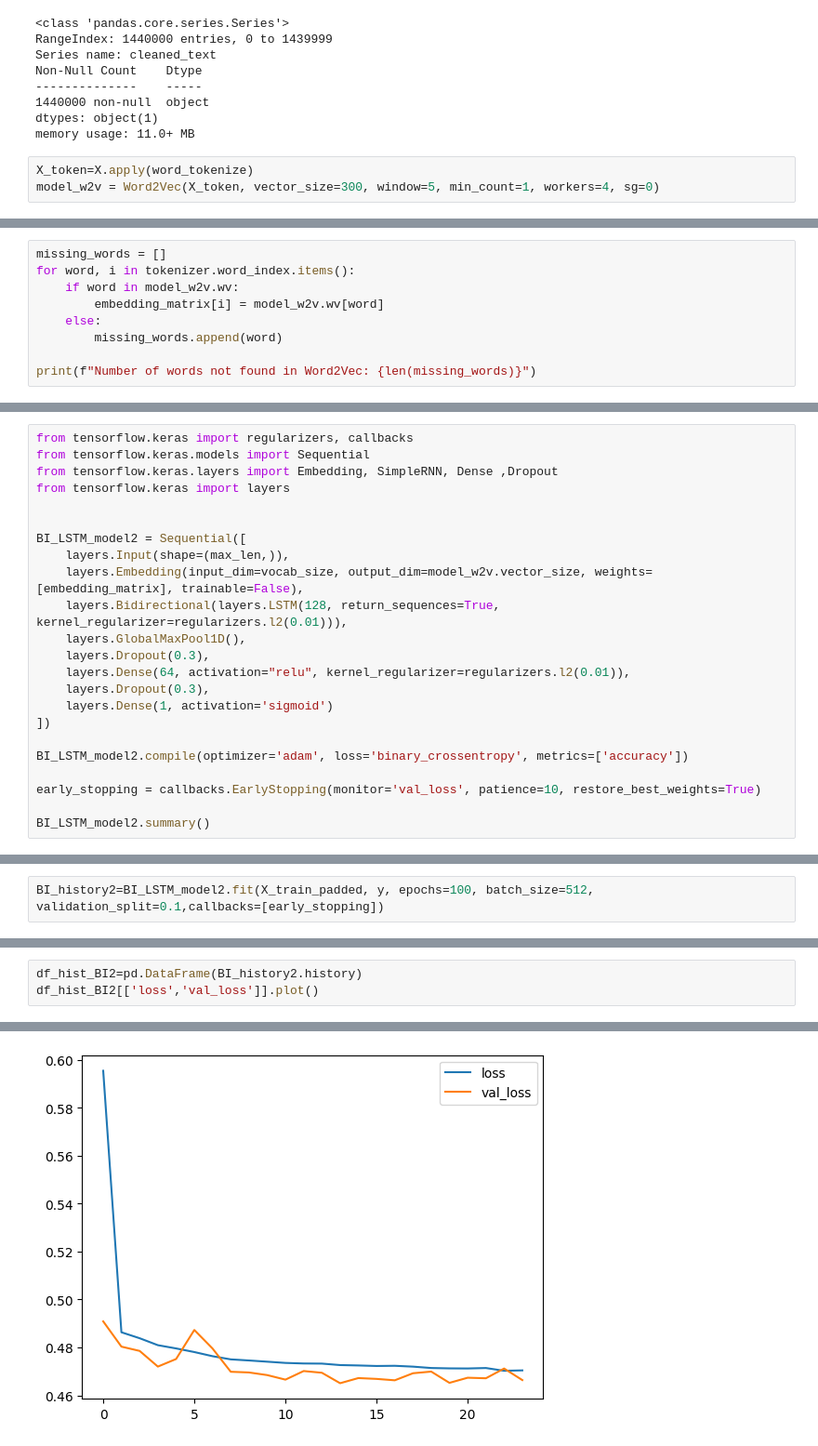
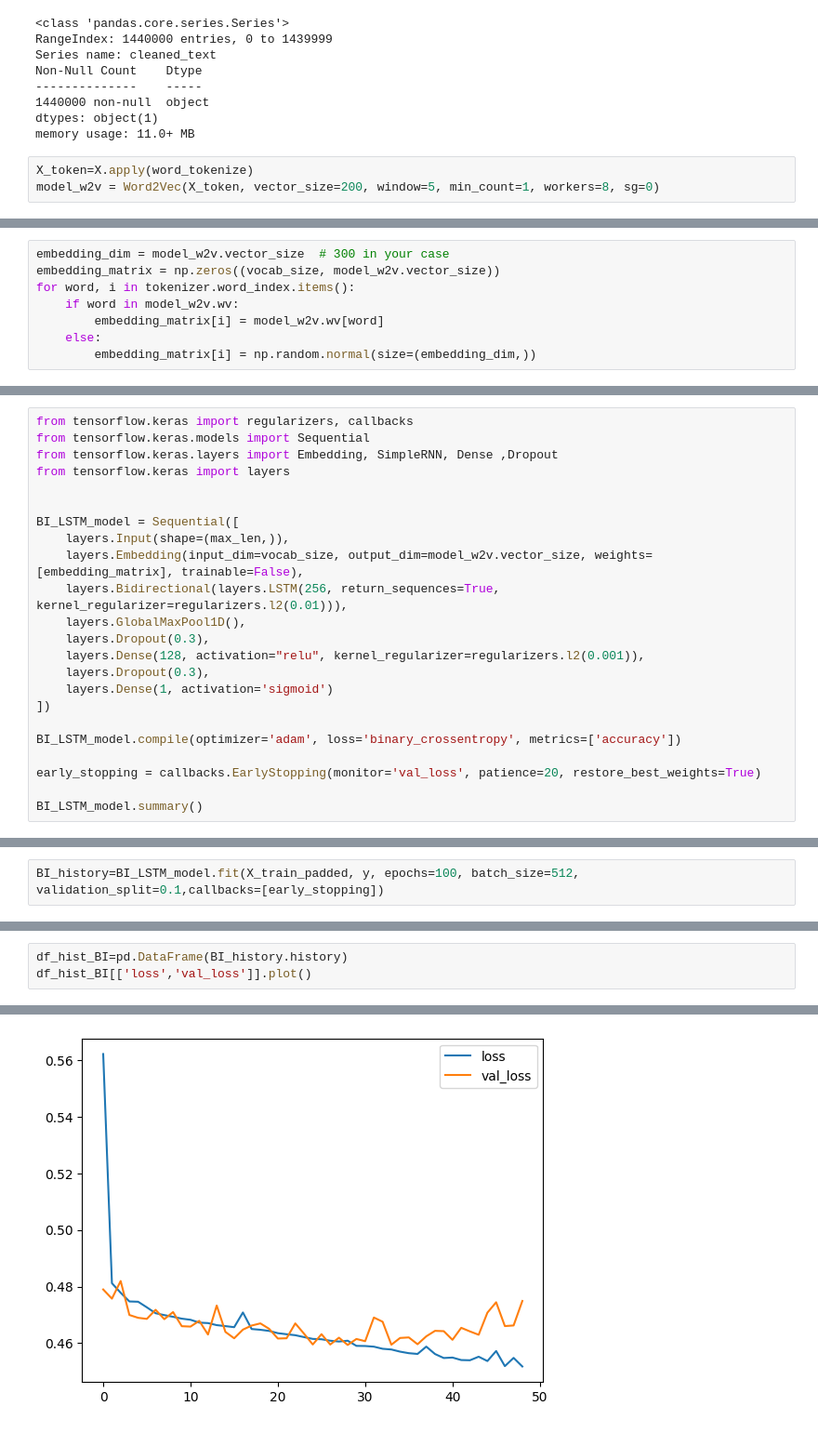
Before and after one commit to basel5621/Sentiment-Analysis-with-Sentiment140, a Jupyter notebook: training_model.ipynb, the cells around one changed output, grey strips where cells are left out. Shown at 93% size. Saved outputs shown, nothing was run; the diff lists cells and outputs as text.

```diff
--- a/training_model.ipynb
+++ b/training_model.ipynb
@@ -42,7 +58,7 @@ dtypes: object(1)
 memory usage: 11.0+ MB
 # %%
 X_token=X.apply(word_tokenize)
-model_w2v = Word2Vec(X_token, vector_size=300, window=5, min_count=1, workers=4, sg=0)
+model_w2v = Word2Vec(X_token, vector_size=200, window=5, min_count=1, workers=8, sg=0)
 # %%
 print(model_w2v.wv.most_similar('happy'))
 # %% [output]
@@ -69,11 +88,10 @@ vocab_size
 # %% [output]
 406547
 # %%
-missing_words = []
+embedding_dim = model_w2v.vector_size  # 300 in your case
+embedding_matrix = np.zeros((vocab_size, model_w2v.vector_size))
 for word, i in tokenizer.word_index.items():
     if word in model_w2v.wv:
         embedding_matrix[i] = model_w2v.wv[word]
     else:
-        missing_words.append(word)
-
-print(f"Number of words not found in Word2Vec: {len(missing_words)}")
+        embedding_matrix[i] = np.random.normal(size=(embedding_dim,))
@@ -86,20 +171,20 @@ from tensorflow.keras.layers import Embedding, SimpleRNN, Dense ,Dropout
 from tensorflow.keras import layers
 
 
-BI_LSTM_model2 = Sequential([
+BI_LSTM_model = Sequential([
     layers.Input(shape=(max_len,)),
     layers.Embedding(input_dim=vocab_size, output_dim=model_w2v.vector_size, weights=[embedding_matrix], trainable=False),
-    layers.Bidirectional(layers.LSTM(128, return_sequences=True, kernel_regularizer=regularizers.l2(0.01))),
+    layers.Bidirectional(layers.LSTM(256, return_sequences=True, kernel_regularizer=regularizers.l2(0.01))),
     layers.GlobalMaxPool1D(),
     layers.Dropout(0.3),
-    layers.Dense(64, activation="relu", kernel_regularizer=regularizers.l2(0.01)),
+    layers.Dense(128, activation="relu", kernel_regularizer=regularizers.l2(0.001)),
     layers.Dropout(0.3),
     layers.Dense(1, activation='sigmoid')
 ])
 
-BI_LSTM_model2.compile(optimizer='adam', loss='binary_crossentropy', metrics=['accuracy'])
+BI_LSTM_model.compile(optimizer='adam', loss='binary_crossentropy', metrics=['accuracy'])
 
-early_stopping = callbacks.EarlyStopping(monitor='val_loss', patience=10, restore_best_weights=True)
+early_stopping = callbacks.EarlyStopping(monitor='val_loss', patience=20, restore_best_weights=True)
 
-BI_LSTM_model2.summary()
+BI_LSTM_model.summary()
 # %% [output]
@@ -128,4 +213,4 @@ Model: "sequential"
 # %%
-BI_history2=BI_LSTM_model2.fit(X_train_padded, y, epochs=100, batch_size=512, validation_split=0.1,callbacks=[early_stopping])
+BI_history=BI_LSTM_model.fit(X_train_padded, y, epochs=100, batch_size=512, validation_split=0.1,callbacks=[early_stopping])
 # %% [output]
 Epoch 1/100
@@ -148,6 +233,6 @@ Epoch 24/100
 # %%
-df_hist_BI2=pd.DataFrame(BI_history2.history)
-df_hist_BI2[['loss','val_loss']].plot()
+df_hist_BI=pd.DataFrame(BI_history.history)
+df_hist_BI[['loss','val_loss']].plot()
 # %% [output]
 <Axes: >
-[figure, old version]
+[figure, new version]
```
Also changed, not shown: parts of 17 cells of this notebook.
